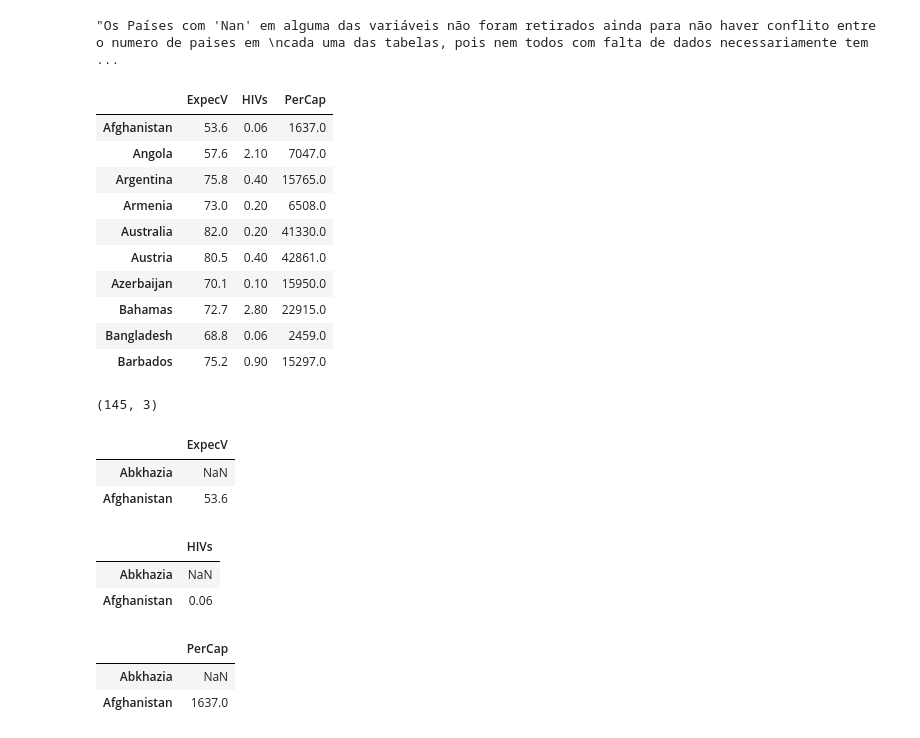
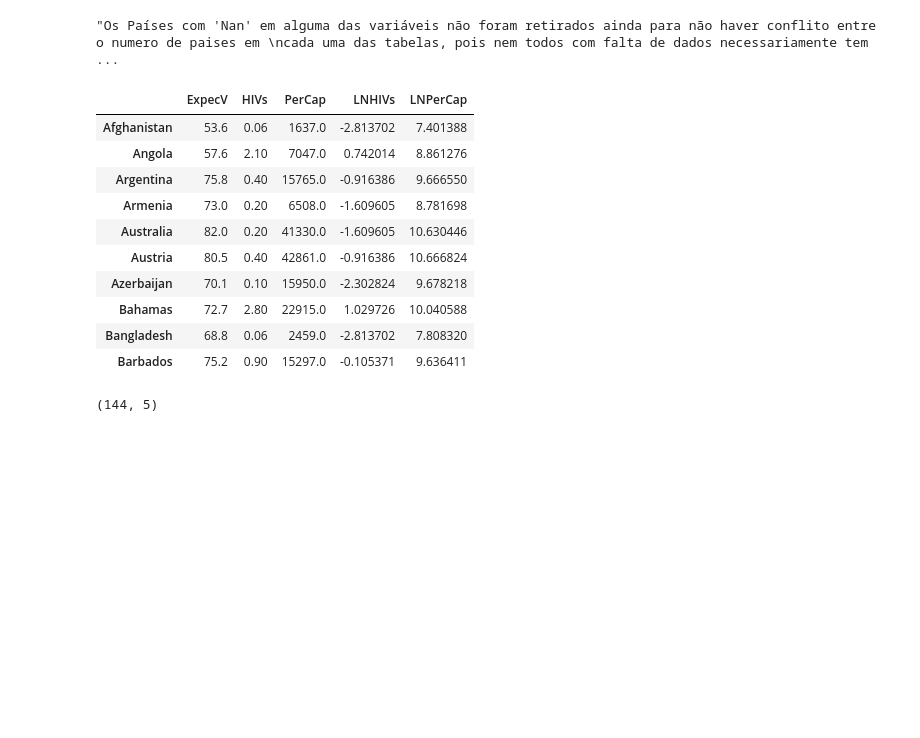
Before and after one commit to felipesmn/CD, a Jupyter notebook: Projeto3/Projeto3.ipynb, the cells around one changed output. Cells and saved outputs as stored; diff of their text form; code cells hidden in the pictures; blank space fills up the shorter version.

```diff
--- a/Projeto3/Projeto3.ipynb
+++ b/Projeto3/Projeto3.ipynb
@@ -35,7 +47,9 @@ dados3 = pd.read_excel('per_capita.xlsx',index_col=0)
 
 expec = pd.DataFrame(dados1.ExpecV)
 hiv = pd.DataFrame(dados2.HIVs)
+lnhiv = pd.DataFrame(dados2.LNHIVs)
 per_capita = pd.DataFrame(dados3.PerCap)
+lnpercap = pd.DataFrame(dados3.LNPerCap)
 # %%
 '''Os Países com 'Nan' em alguma das variáveis não foram retirados ainda para não haver conflito entre o numero de paises em
 cada uma das tabelas, pois nem todos com falta de dados necessariamente tem esse deficit em todas as variáveis.'''
@@ -44,48 +58,28 @@ cada uma das tabelas, pois nem todos com falta de dados necessariamente tem esse
 # %%
 dados = expec.join(hiv, how='outer')
 dados = dados.join(per_capita, how='outer')
+dados = dados.join(lnhiv, how='outer')
+dados = dados.join(lnpercap, how='outer')
 
 dados=dados[~np.isnan(dados.ExpecV)]
 dados=dados[~np.isnan(dados.HIVs)]
 dados=dados[~np.isnan(dados.PerCap)]
+dados = dados[~np.isnan(dados.LNHIVs)]
+dados = dados[~np.isnan(dados.LNPerCap)]
 dados.head(10)
 # %% [output]
-|  | ExpecV | HIVs | PerCap |
-| Afghanistan | 53.6 | 0.06 | 1637.0 |
-| Angola | 57.6 | 2.10 | 7047.0 |
-| Argentina | 75.8 | 0.40 | 15765.0 |
-| Armenia | 73.0 | 0.20 | 6508.0 |
-| Australia | 82.0 | 0.20 | 41330.0 |
-| Austria | 80.5 | 0.40 | 42861.0 |
-| Azerbaijan | 70.1 | 0.10 | 15950.0 |
-| Bahamas | 72.7 | 2.80 | 22915.0 |
-| Bangladesh | 68.8 | 0.06 | 2459.0 |
-| Barbados | 75.2 | 0.90 | 15297.0 |
+|  | ExpecV | HIVs | PerCap | LNHIVs | LNPerCap |
+| Afghanistan | 53.6 | 0.06 | 1637.0 | -2.813702 | 7.401388 |
+| Angola | 57.6 | 2.10 | 7047.0 | 0.742014 | 8.861276 |
+| Argentina | 75.8 | 0.40 | 15765.0 | -0.916386 | 9.666550 |
+| Armenia | 73.0 | 0.20 | 6508.0 | -1.609605 | 8.781698 |
+| Australia | 82.0 | 0.20 | 41330.0 | -1.609605 | 10.630446 |
+| Austria | 80.5 | 0.40 | 42861.0 | -0.916386 | 10.666824 |
+| Azerbaijan | 70.1 | 0.10 | 15950.0 | -2.302824 | 9.678218 |
+| Bahamas | 72.7 | 2.80 | 22915.0 | 1.029726 | 10.040588 |
+| Bangladesh | 68.8 | 0.06 | 2459.0 | -2.813702 | 7.808320 |
+| Barbados | 75.2 | 0.90 | 15297.0 | -0.105371 | 9.636411 |
 # %%
 dados.shape
 # %% [output]
-(145, 3)
+(144, 5)
-# %%
-'''10 primeiras linhas de expectativa de vida como exemplo'''
-
-expec.head(2)
-# %% [output]
-|  | ExpecV |
-| Abkhazia | NaN |
-| Afghanistan | 53.6 |
-# %%
-'''10 primeiras linhas do indice de HIV em adultos (15-49) como exemplo'''
-
-hiv.head(2)
-# %% [output]
-|  | HIVs |
-| Abkhazia | NaN |
-| Afghanistan | 0.06 |
-# %%
-'''10 primeiras linhas da renda per capita como exemplo'''
-
-per_capita.head(2)
-# %% [output]
-|  | PerCap |
-| Abkhazia | NaN |
-| Afghanistan | 1637.0 |
```
Also changed, not shown: parts of 16 cells of this notebook, 2 other files.
